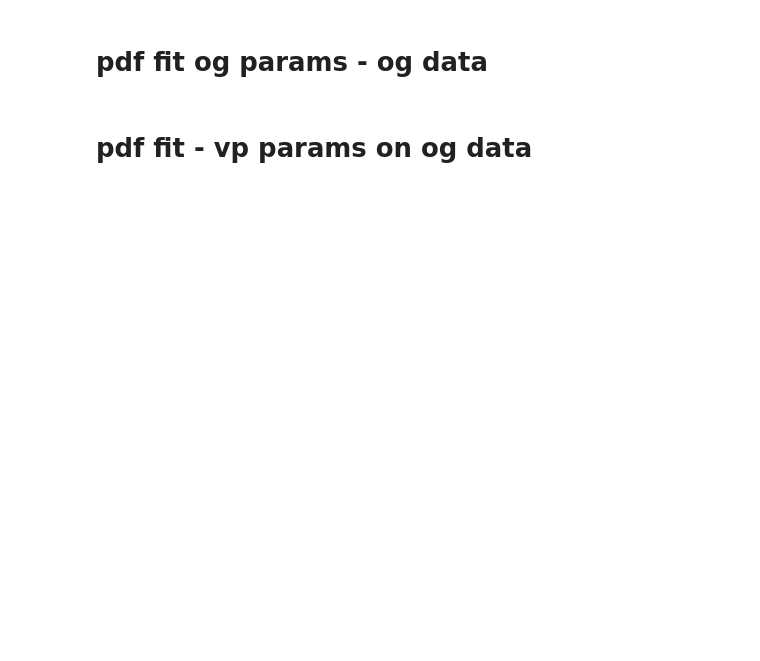
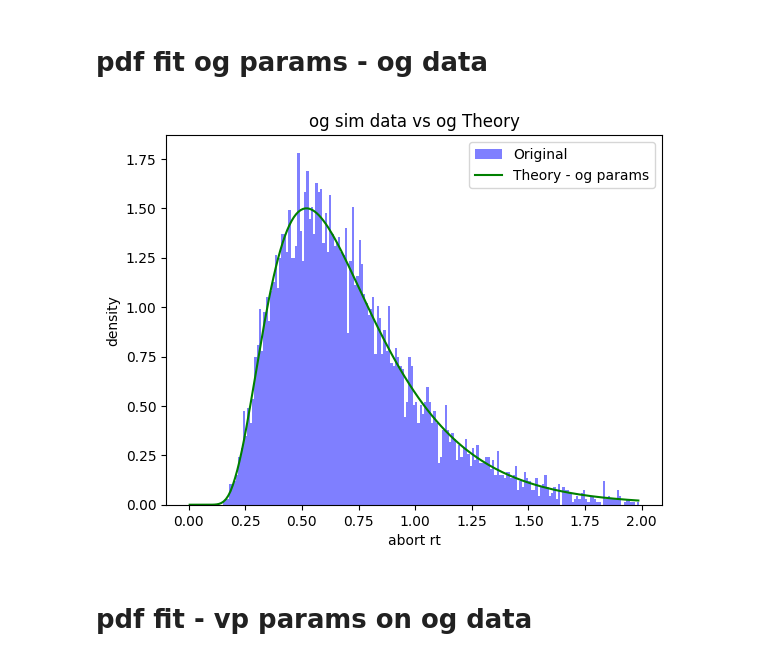
Before and after one commit to rakaar/ddm_data, a Jupyter notebook: fitting_aborts/vbmc_trunc_and_censor_sim_data_no_NDT.ipynb, the cells around one changed output. Drawn from its saved outputs; the diff is of its cells as text; code cells hidden in the pictures; blank space fills up the shorter version.

```diff
--- a/fitting_aborts/vbmc_trunc_and_censor_sim_data_no_NDT.ipynb
+++ b/fitting_aborts/vbmc_trunc_and_censor_sim_data_no_NDT.ipynb
@@ -405,11 +427,13 @@ plt.xlabel('abort rt'); plt.ylabel('density'); plt.legend(); plt.title('VP Mean
 # %%
 plt.hist(aborts_og, bins, alpha=0.5, label='Original', density=True, color='b')
 t_pts = bins[:-1] + np.diff(bins)/2
 pdf_trunc_factor = quad(prob_hit_and_fix_survive, T_trunc, 10, args=(t_stim_0, t_stim_tau, V_A, theta_A))[0]
 pdf_theory = [pdf_aborts(t, t_stim_0, t_stim_tau, V_A, theta_A, T_trunc, pdf_trunc_factor) for t in t_pts]
 
 plt.plot(t_pts, pdf_theory, label='Theory - og params', color='g')
-plt.xlabel('abort rt'); plt.ylabel('density'); plt.legend(); plt.title('Original vs Theory');
+plt.xlabel('abort rt'); plt.ylabel('density'); plt.legend(); plt.title('og sim data vs og Theory');
+# %% [output]
+[figure, added]
 # %% [markdown]
 # pdf fit - vp params on og data
 # %%
```
Also changed, not shown: parts of 9 cells of this notebook, 1 other file.
